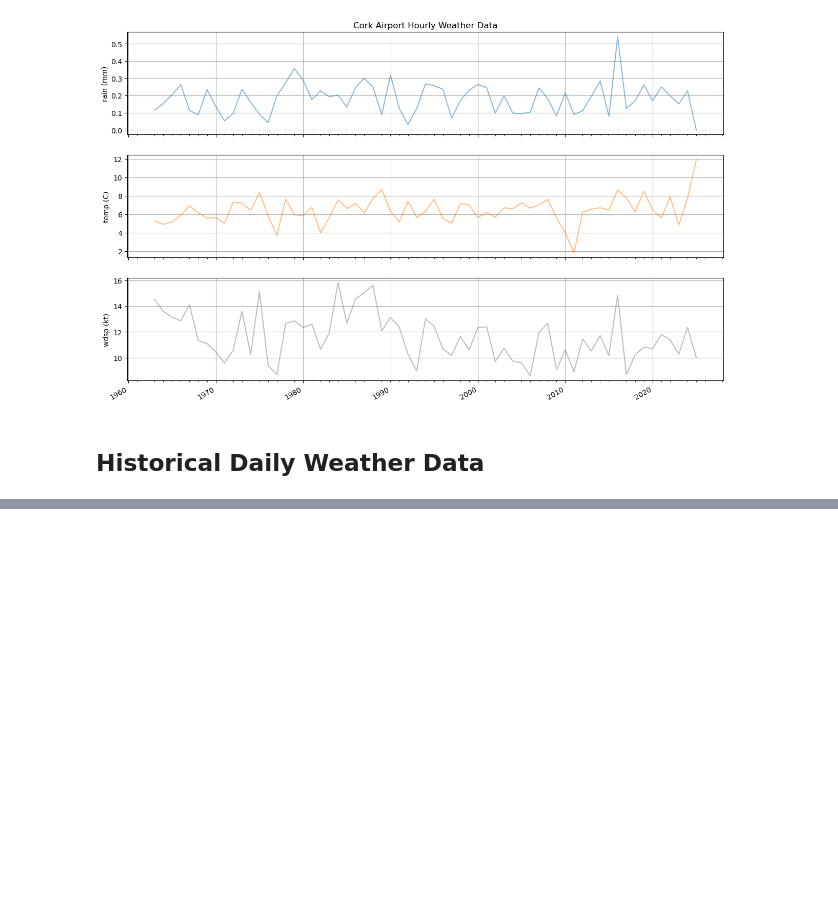
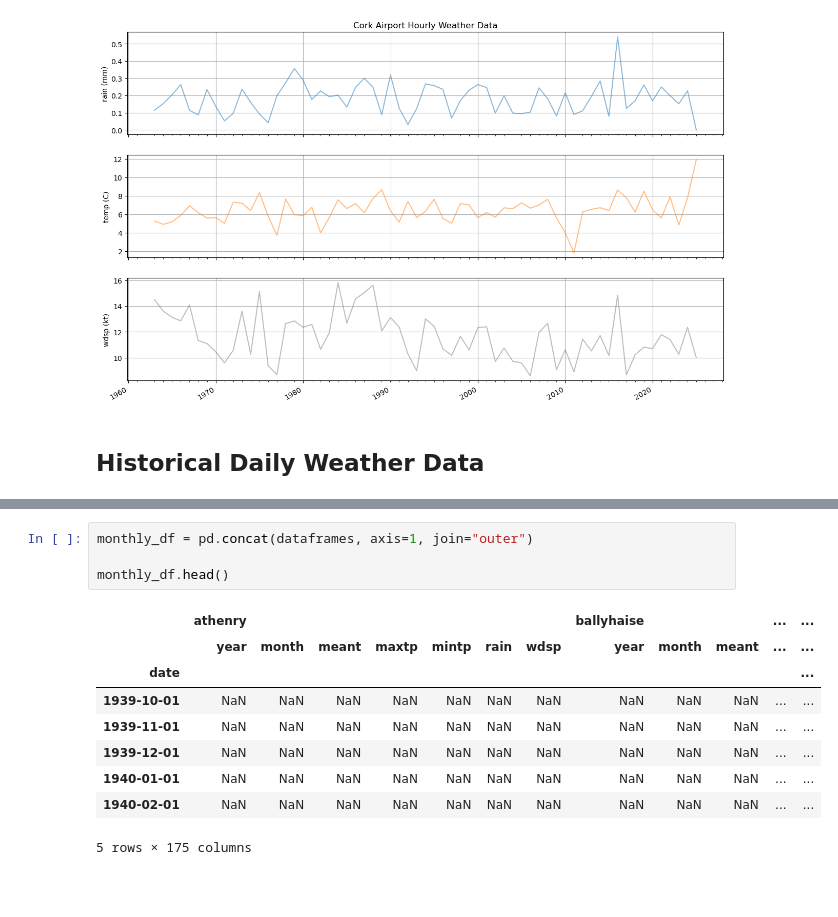
Before and after one commit to eoghanpw/PFDA-project, a Jupyter notebook: project.ipynb, the cells around one changed output, grey strips where cells are left out. Cells and saved outputs as stored; diff of their text form; blank space fills up the shorter version.

```diff
--- a/project.ipynb
+++ b/project.ipynb
@@ -296,2 +435,16 @@ plt.show()
+# %%
+monthly_df = pd.concat(dataframes, axis=1, join="outer")
+
+monthly_df.head()
+# %% [output]
+|  | athenry |  |  |  |  |  |  | ballyhaise |  |  | ... | ... |
+|  | year | month | meant | maxtp | mintp | rain | wdsp | year | month | meant | ... | ... |
+| date |  |  |  |  |  |  |  |  |  |  |  | ... |
+| 1939-10-01 | NaN | NaN | NaN | NaN | NaN | NaN | NaN | NaN | NaN | NaN | ... | ... |
+| 1939-11-01 | NaN | NaN | NaN | NaN | NaN | NaN | NaN | NaN | NaN | NaN | ... | ... |
+| 1939-12-01 | NaN | NaN | NaN | NaN | NaN | NaN | NaN | NaN | NaN | NaN | ... | ... |
+| 1940-01-01 | NaN | NaN | NaN | NaN | NaN | NaN | NaN | NaN | NaN | NaN | ... | ... |
+| 1940-02-01 | NaN | NaN | NaN | NaN | NaN | NaN | NaN | NaN | NaN | NaN | ... | ... |
+5 rows × 175 columns
 # %% [markdown]
 #
```
Also changed, not shown: parts of 6 cells of this notebook, 5 other files.
